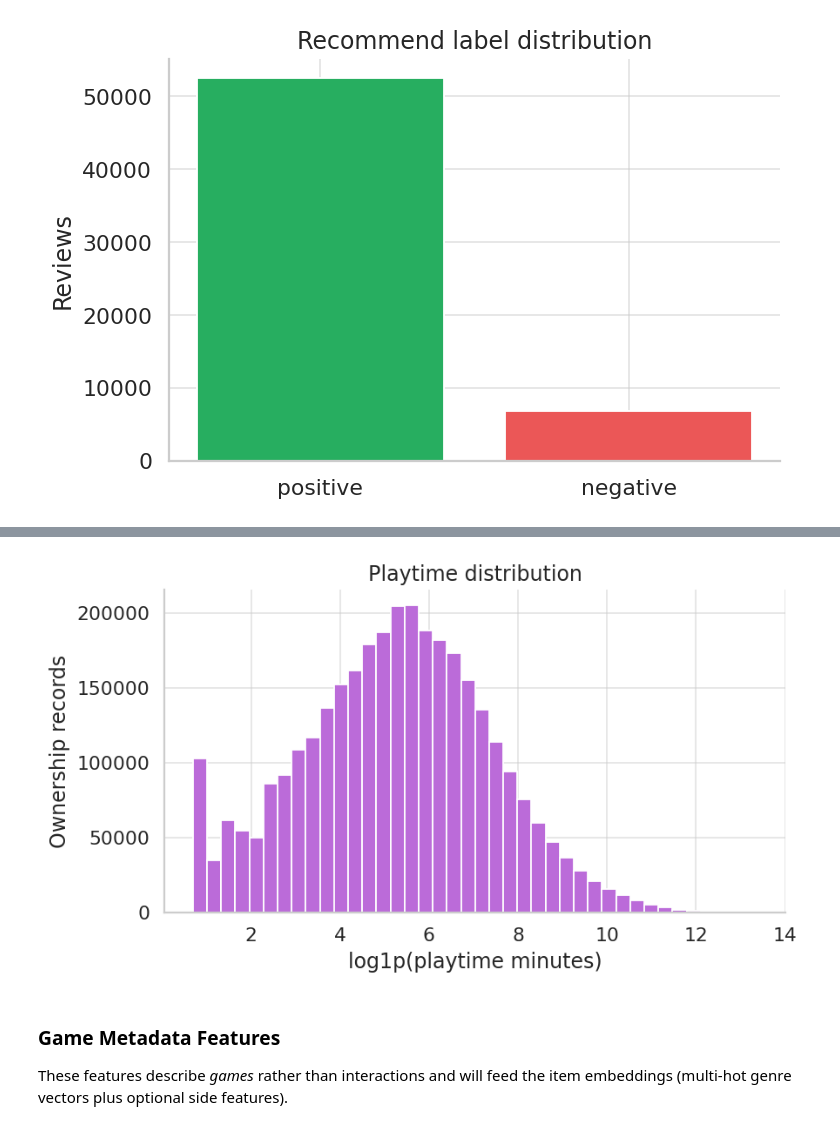
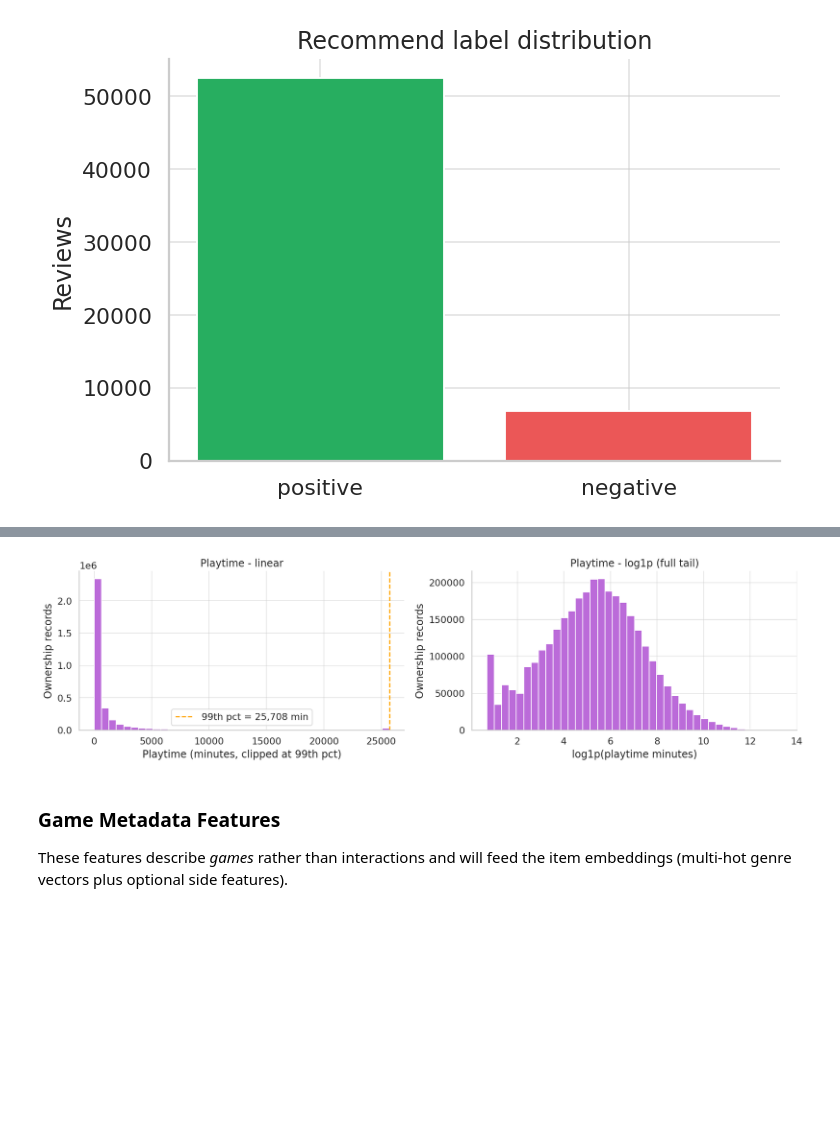
Before and after one commit to Patreax/ISA_movielens_recsys, a Jupyter notebook: notebooks/02_steam_recsys.ipynb, the cells around one changed output, grey strips where cells are left out. Saved outputs shown, nothing was run; the diff lists cells and outputs as text; code cells hidden in the pictures; blank space fills up the shorter version.

```diff
--- a/notebooks/02_steam_recsys.ipynb
+++ b/notebooks/02_steam_recsys.ipynb
@@ -391,15 +421,27 @@ plt.show()
 # %%
-# Playtime distribution across ownership records (log1p scale, players with >0 minutes).
-played = df_itm.loc[df_itm["playtime_forever"] > 0, "playtime_log1p"]
-fig, ax = plt.subplots(figsize=(7, 4))
-ax.hist(played, bins=40, color="#BB6BD9", edgecolor="white")
-ax.set_xlabel("log1p(playtime minutes)")
-ax.set_ylabel("Ownership records")
-ax.set_title("Playtime distribution")
+# Playtime distribution -- linear minutes (readable) vs log1p (full tail), players with >0 minutes.
+played_min   = df_itm.loc[df_itm["playtime_forever"] > 0, "playtime_forever"]
+played_log1p = df_itm.loc[df_itm["playtime_forever"] > 0, "playtime_log1p"]
+p99 = played_min.quantile(0.99)
+
+fig, axes = plt.subplots(1, 2, figsize=(14, 4))
+
+axes[0].hist(played_min.clip(upper=p99), bins=40, color="#BB6BD9", edgecolor="white")
+axes[0].axvline(p99, color="orange", linestyle="--", label=f"99th pct = {p99:,.0f} min")
+axes[0].set_xlabel("Playtime (minutes, clipped at 99th pct)")
+axes[0].set_ylabel("Ownership records")
+axes[0].set_title("Playtime - linear")
+axes[0].legend()
+
+axes[1].hist(played_log1p, bins=40, color="#BB6BD9", edgecolor="white")
+axes[1].set_xlabel("log1p(playtime minutes)")
+axes[1].set_ylabel("Ownership records")
+axes[1].set_title("Playtime - log1p (full tail)")
+
 plt.tight_layout()
 plt.show()
 # %% [output]
-[figure, old version]
+[figure, new version]
 # %% [markdown]
 ### Game Metadata Features
 
```
Also changed, not shown: parts of 3 cells of this notebook.
